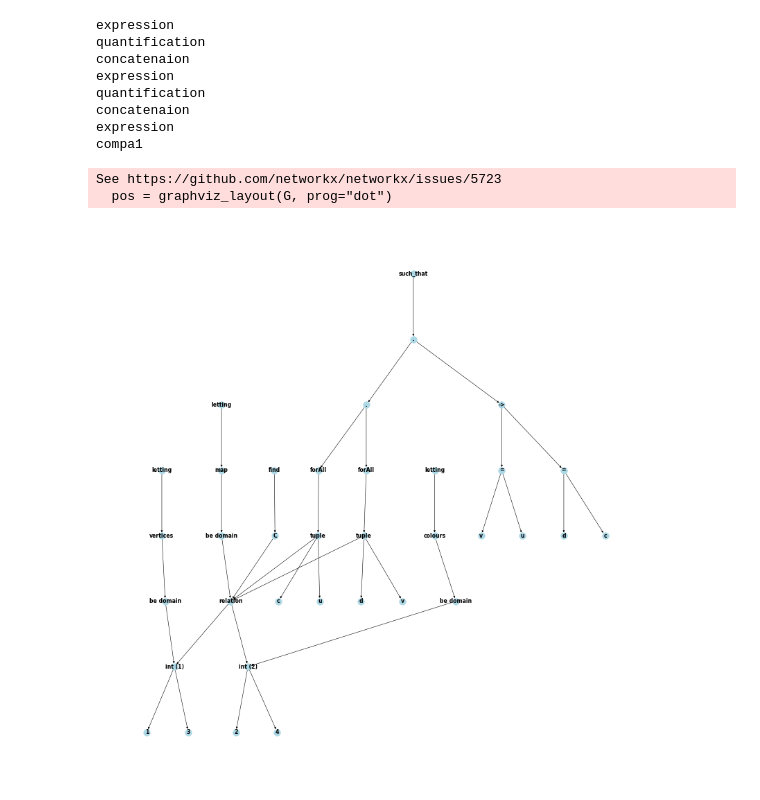
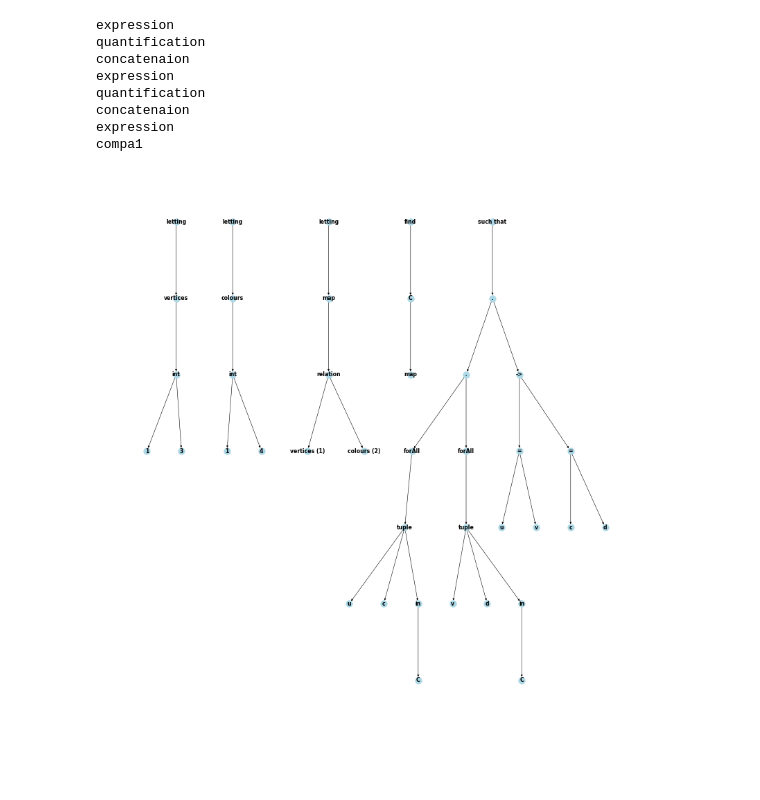
Before and after one commit to stacs-cp/ree, a Jupyter notebook: Essence_PyParser.ipynb, the cells around one changed output. Drawn from its saved outputs; the diff is of its cells as text; code cells hidden in the pictures; blank space fills up the shorter version.

```diff
--- a/Essence_PyParser.ipynb
+++ b/Essence_PyParser.ipynb
@@ -23,6 +23,11 @@ class NameLettingStatement(Node):
         self.name_node = Node(name)
         self.expression = expression
 
+class NamedConstant(Node):
+    def __init__(self, name, constant):
+        super().__init__(name)
+        self.constant = constant
+
 class DomainNameLettingStatement(Node):
     def __init__(self, letting, name_of_domain, domain):
         super().__init__(letting)
@@ -37,14 +42,19 @@ class FindStatement(Node):
 
 class SuchThatStatement(Node):
     def __init__(self, such_that, expression):
-        super().__init__("such_that")
+        super().__init__("such that")
         self.expression = expression
+
+class Domain(Node):
+    def __init__(self, domain):
+        super().__init__("Domain")
+        self.domain = domain
 
 class IntDomain(Node):
     def __init__(self, name, lower, upper):
         super().__init__(name)
-        self.lower = lower
-        self.upper = upper
+        self.lower = Node(lower)
+        self.upper = Node(upper)
 
 class TupleDomain(Node):
     def __init__(self, name, domains):
@@ -56,9 +66,10 @@ class RelationDomain(Node):
         super().__init__(name)
         self.domains = domains
 
-class NameDomain(Node):
-    def __init__(self, name):
-        super().__init__(name)
+class NamedDomain(Domain):
+    def __init__(self, name, domain):
+        self.name = name
+        self.domain = domain
 
 class Operator(Node):
     def __init__(self, name):
@@ -89,9 +100,10 @@ class RelationConstant(Expression):
         self.values = values
 
 class QuantificationExpression(Node):
-    def __init__(self, quantifier, variables, domain):
+    def __init__(self, quantifier, variables, preposition, domain):
         super().__init__(quantifier)
         self.variables = variables
+        self.preposition = Node(preposition)
         self.domain = domain
         #self.expression = expression
 
@@ -108,12 +120,15 @@ class EssenceParser:
         self.tokens = re.findall(r'\.\.|\->|\\\/|\/\\|>=|<=|!=|[^\s\w]|[\w]+', input_str.replace('\n', ' '))
         self.index = 0
         self.named_domains = {}
+        self.named_constants = {}
         self.binary_operators = ["<",">", "<=", ">=", "+", "-", "*", "/", "%", "="]
 
     def parse(self):
       statements = []
       while self.index < len(self.tokens):
           statement = self.parse_statement()
+          if isinstance(statement, NameLettingStatement):
+              self.named_constants[statement.name] = statement.expression
           if isinstance(statement, DomainNameLettingStatement):
               self.named_domains[statement.name_of_domain.name] = statement.domain
           if isinstance(statement, FindStatement):
@@ -148,7 +163,7 @@ class EssenceParser:
         letting = self.consume()  # "letting"
         name = self.consume()  # Name
         self.consume()  # "be"
-        expression = self.parse_expression()
+        expression = NamedConstant(name,self.parse_expression())
         return NameLettingStatement(letting, name, expression)
 
     def parse_domain_name_letting_statement(self):
@@ -156,7 +171,7 @@ class EssenceParser:
         name_of_domain = self.consume()  # NameDomain
         self.consume()  # "be "
         self.consume()  # "domain"
-        domain = self.parse_domain()
+        domain = NamedDomain(name_of_domain,self.parse_domain())
         return DomainNameLettingStatement(letting, name_of_domain, domain)
 
     def parse_find_statement(self):
@@ -209,8 +224,8 @@ class EssenceParser:
             self.consume()  # ")"
             return RelationDomain(domain_name, domains)
         elif self.tokens[self.index] in self.named_domains:
-          name_of_domain = self.consume()
-          return self.named_domains[name_of_domain]
+            name_of_domain = self.consume()
+            return NamedDomain(name_of_domain,self.named_domains[name_of_domain])
         else:
             raise SyntaxError("Domain Parsing Error. Token: " + str(self.tokens[self.index]))
 
@@ -337,10 +352,10 @@ class EssenceParser:
                 if self.match(","):
                     self.consume()  # ","
 
-        self.consume()  # ":"
+        preposition = self.consume()  # ":"
         domain = self.parse_domain()
 
-        return QuantificationExpression(quantifier, variables, domain)
+        return QuantificationExpression(quantifier, variables,preposition, domain)
 
 
 
@@ -384,10 +399,10 @@ def add_nodes_edges(graph, node, parent=None, index=None):
 
     if isinstance(node, DomainNameLettingStatement):
         add_nodes_edges(graph, node.name_of_domain, parent=node)
-        be_domain_node = len(list(graph.nodes()))
-        graph.add_node(id(be_domain_node), label="be domain")
-        graph.add_edge(id(node.name_of_domain),id(be_domain_node))
-        add_nodes_edges(graph, node.domain, parent=be_domain_node)
+        #be_domain_node = len(list(graph.nodes()))
+        #graph.add_node(id(be_domain_node), label="be domain")
+        #graph.add_edge(id(node.name_of_domain),id(be_domain_node))
+        add_nodes_edges(graph, node.domain.domain, parent=node.name_of_domain)
 
 
     if isinstance(node, FindStatement):
@@ -397,12 +412,14 @@ def add_nodes_edges(graph, node, parent=None, index=None):
         add_nodes_edges(graph, node.expression, parent=node)
 
     if isinstance(node, IntDomain):
-        lower_unique_id = id(node.lower)
-        upper_unique_id = id(node.upper)
-        graph.add_node(lower_unique_id, label=node.lower)
-        graph.add_node(upper_unique_id, label=node.upper)
-        graph.add_edge(unique_id, lower_unique_id)
-        graph.add_edge(unique_id, upper_unique_id)
+        add_nodes_edges(graph, node.lower, parent=node)
+        add_nodes_edges(graph, node.upper, parent=node)
+        #lower_unique_id = id(node.lower)
+        #upper_unique_id = id(node.upper)
+        #graph.add_node(lower_unique_id, label=node.lower)
+        #graph.add_node(upper_unique_id, label=node.upper)
+        #graph.add_edge(unique_id, lower_unique_id)
+        #graph.add_edge(unique_id, upper_unique_id)
 
     if isinstance(node, BinaryExpression):
         #operator_node = Node(node.operator)
@@ -420,6 +437,7 @@ def add_nodes_edges(graph, node, parent=None, index=None):
 
     if isinstance(node, RelationDomain):
         for i, domain in enumerate(node.domains, start=1):
+            #if domain in
             add_nodes_edges(graph, domain, parent=node, index=i)
 
     if isinstance(node, TupleConstant):
@@ -437,12 +455,13 @@ def add_nodes_edges(graph, node, parent=None, index=None):
         # Add variables and edges to the graph
         if  isinstance(node.variables,  TupleVariable):
             add_nodes_edges(graph, node.variables, parent=node)
-            add_nodes_edges(graph, node.domain, parent=node.variables)
+            add_nodes_edges(graph, node.preposition, parent= node.variables)
+            add_nodes_edges(graph, node.domain, parent= node.preposition)
         else:
             for variable in node.variables:
                 #print(variable)
                 add_nodes_edges(graph, Node(variable.name), parent=node)
-                add_nodes_edges(graph, node.domain, parent=Node(variable.name))
+                add_nodes_edges(graph, node.domain.domain, parent=Node(variable.name))
 
         # Add domain node and edges to the graph
         #add_nodes_edges(graph, node.domain, parent=node)
@@ -476,40 +495,38 @@ def createNXAST(ast):
     return G
 
 input_str = """letting vertices be domain int(1..3)
-letting colours be domain int(2..4)
+letting colours be domain int(1..4)
 letting map be domain relation of (vertices * colours)
 find C : map
 such that
   forAll (u,c) in C .
      forAll (v,d) in C .
         ((u = v) -> (c = d))"""
 parser = EssenceParser(input_str)
 asts = parser.parse()
 
 G = nx.DiGraph()
 
 for ast in asts:
     add_nodes_edges(G, ast)
 
 
 labels = nx.get_node_attributes(G, 'label')
 plt.figure(figsize=(20,20),dpi=40)
 pos = graphviz_layout(G, prog="dot")
 #pos = nx.spring_layout(G,k= 3,iterations=450)
 nx.draw(G,pos,with_labels=True,labels=labels, node_size=300, node_color="lightblue", font_size=14, font_weight="bold")
 plt.show()
 # %% [output]
 expression
 quantification
 concatenaion
 expression
 quantification
 concatenaion
 expression
 compa1
-See https://github.com/networkx/networkx/issues/5723
-  pos = graphviz_layout(G, prog="dot")
-[figure, old version]
+[figure, new version]
 # %%
 def parseAndPlot(input_str):
   parser = EssenceParser(input_str)
```
Also changed, not shown: parts of 1 cell of this notebook.
